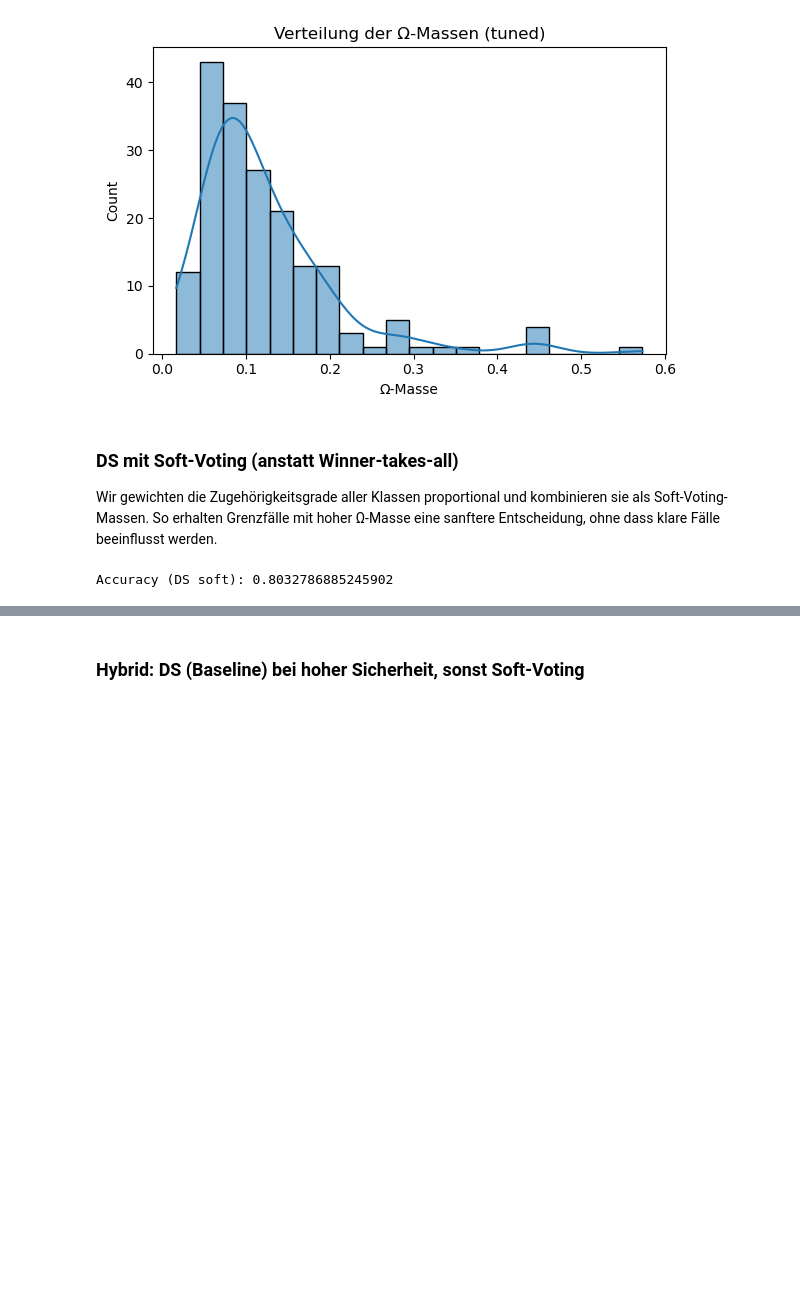
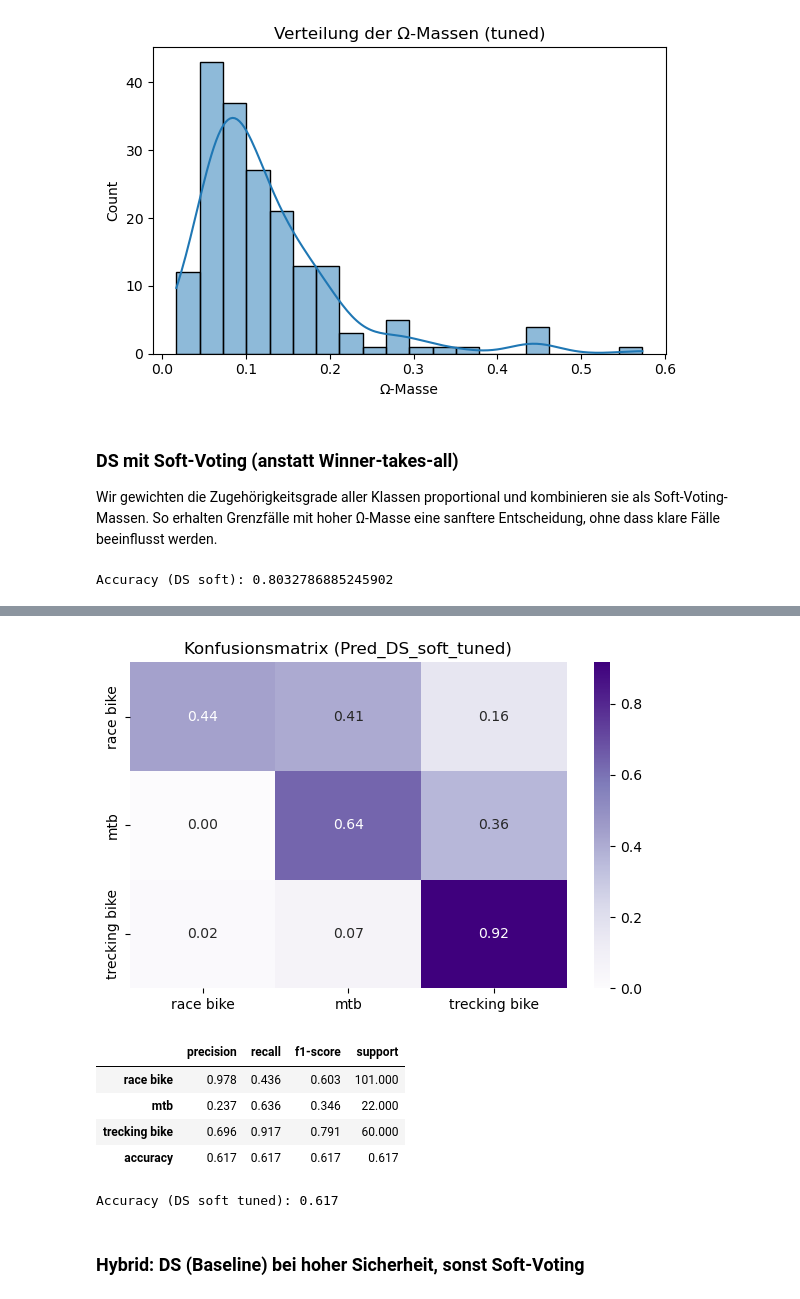
Before and after one commit to litithio/EVIDENCE_CBR, a Jupyter notebook: Assignment_Evidence_CBR.ipynb, the cells around one changed output, grey strips where cells are left out. Saved outputs shown, nothing was run; the diff lists cells and outputs as text; code cells hidden in the pictures; blank space fills up the shorter version.

```diff
--- a/Assignment_Evidence_CBR.ipynb
+++ b/Assignment_Evidence_CBR.ipynb
@@ -1069,3 +1058,53 @@ data['Pred_DS_soft_tuned']=pred_soft_tuned
+# %%
+# Soft-Voting (getunte Fuzzy-Funktionen)
+alpha_dist_soft = 0.50
+alpha_elev_soft = 0.75
+alpha_slope_soft = 0.75
+
+pred_soft_tuned = []
+for _, row in data.iterrows():
+    try:
+        d = float(row['Distance'])
+        e = float(row['Elevation Gain'])
+        s = float(row['Slope']) if 'Slope' in row and pd.notna(row['Slope']) else None
+    except Exception:
+        pred_soft_tuned.append(None)
+        continue
+
+    mu_d = {'r': max(0.0, min(1.0, dist_high(d))),
+            'm': max(0.0, min(1.0, dist_low(d))),
+            't': max(0.0, min(1.0, dist_med(d)))}
+    mu_e = {'r': max(0.0, min(1.0, elev_high(e))),
+            'm': max(0.0, min(1.0, elev_med(e))),
+            't': max(0.0, min(1.0, elev_low(e)))}
+    mass = mass_from_mu(mu_d, alpha_dist_soft) & mass_from_mu(mu_e, alpha_elev_soft)
+
+    if s is not None:
+        mu_s = {'r': max(0.0, min(1.0, slope_med(s))),
+                'm': max(0.0, min(1.0, slope_high(s))),
+                't': max(0.0, min(1.0, slope_low(s)))}
+        mass = mass & mass_from_mu(mu_s, alpha_slope_soft)
+
+    best = max(['r','m','t'], key=lambda c: (mass[c] if c in mass else 0.0))
+    pred_soft_tuned.append({'r':'race bike','m':'mtb','t':'trecking bike'}[best])
+
+data['Pred_DS_soft_tuned'] = pred_soft_tuned
+# %%
+# Bewertung Soft-Voting (tuned)
+df_soft = data[data['Bike Type'].notna() & (data['Bike Type'] != '')].copy()
+if df_soft.empty:
+    print('Keine gelabelten Daten für Soft-Voting verfügbar.')
+else:
+    soft_metrics_tuned = print_report('Pred_DS_soft_tuned', df_soft['Bike Type'], df_soft['Pred_DS_soft_tuned'], cmap='Purples')
+    print(f"Accuracy (DS soft tuned): {soft_metrics_tuned['accuracy']:.3f}")
+# %% [output]
+[figure, added]
+|  | precision | recall | f1-score | support |
+| race bike | 0.978 | 0.436 | 0.603 | 101.000 |
+| mtb | 0.237 | 0.636 | 0.346 | 22.000 |
+| trecking bike | 0.696 | 0.917 | 0.791 | 60.000 |
+| accuracy | 0.617 | 0.617 | 0.617 | 0.617 |
+Accuracy (DS soft tuned): 0.617
 # %% [markdown]
 ### Hybrid: DS (Baseline) bei hoher Sicherheit, sonst Soft‑Voting
 # %%
```
Also changed, not shown: parts of 10 cells of this notebook, 2 other files.
